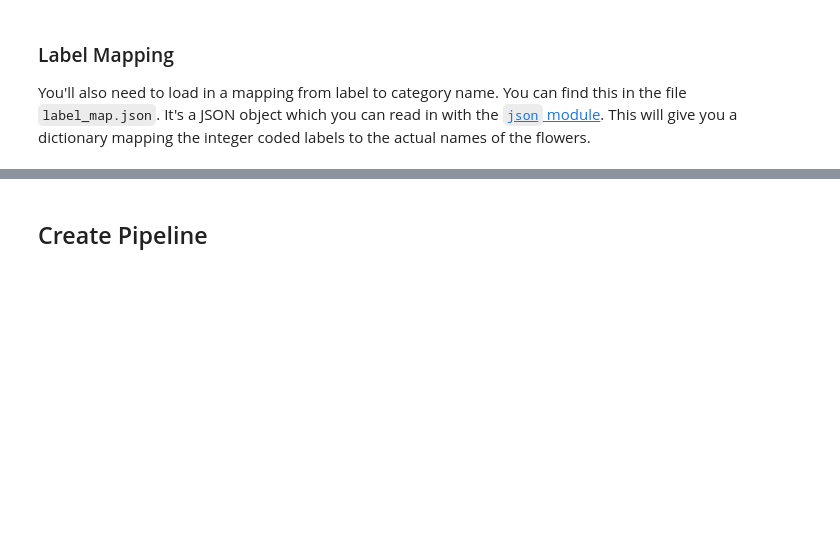
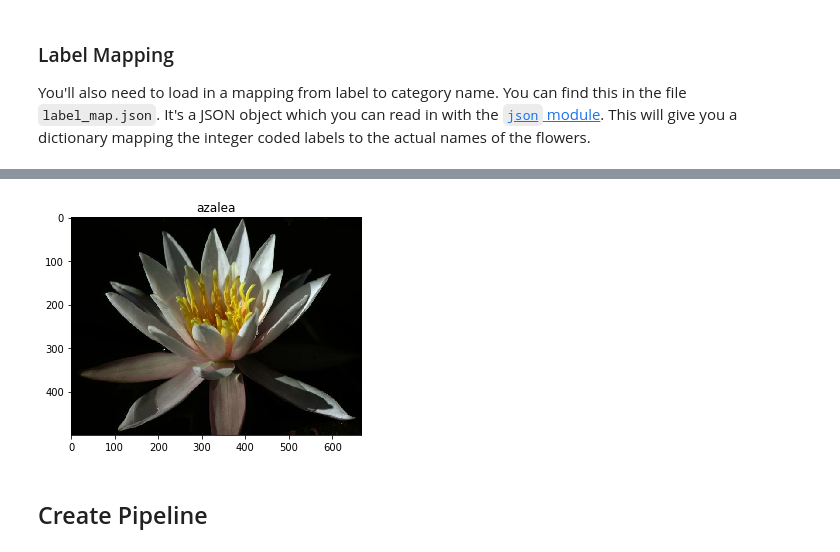
Before and after one commit to dwolfs/intro-to-ml-tensorflow, a Jupyter notebook: projects/p2_image_classifier/Project_Image_Classifier_Project.ipynb, the cells around one changed output, grey strips where cells are left out. Cells and saved outputs as stored; diff of their text form; code cells hidden in the pictures; blank space fills up the shorter version.

```diff
--- a/projects/p2_image_classifier/Project_Image_Classifier_Project.ipynb
+++ b/projects/p2_image_classifier/Project_Image_Classifier_Project.ipynb
@@ -152,11 +183,15 @@ print(json.dumps(class_names, indent=4))
 # %%
 # TODO: Plot 1 image from the training set. Set the title
 # of the plot to the corresponding class name.
 
 for img in training_set.take(1):
-    image,label,shape = img['image'], img['label'], img['image'].shape
+    image = img[0]
+    label = img[1]
+    shape = img[0].shape
     plt.imshow(image.numpy())
     plt.title(class_names[str(label.numpy())])
+# %% [output]
+[figure, added]
 # %% [markdown]
 ## Create Pipeline
 # %%
```
Also changed, not shown: parts of 15 cells of this notebook.
